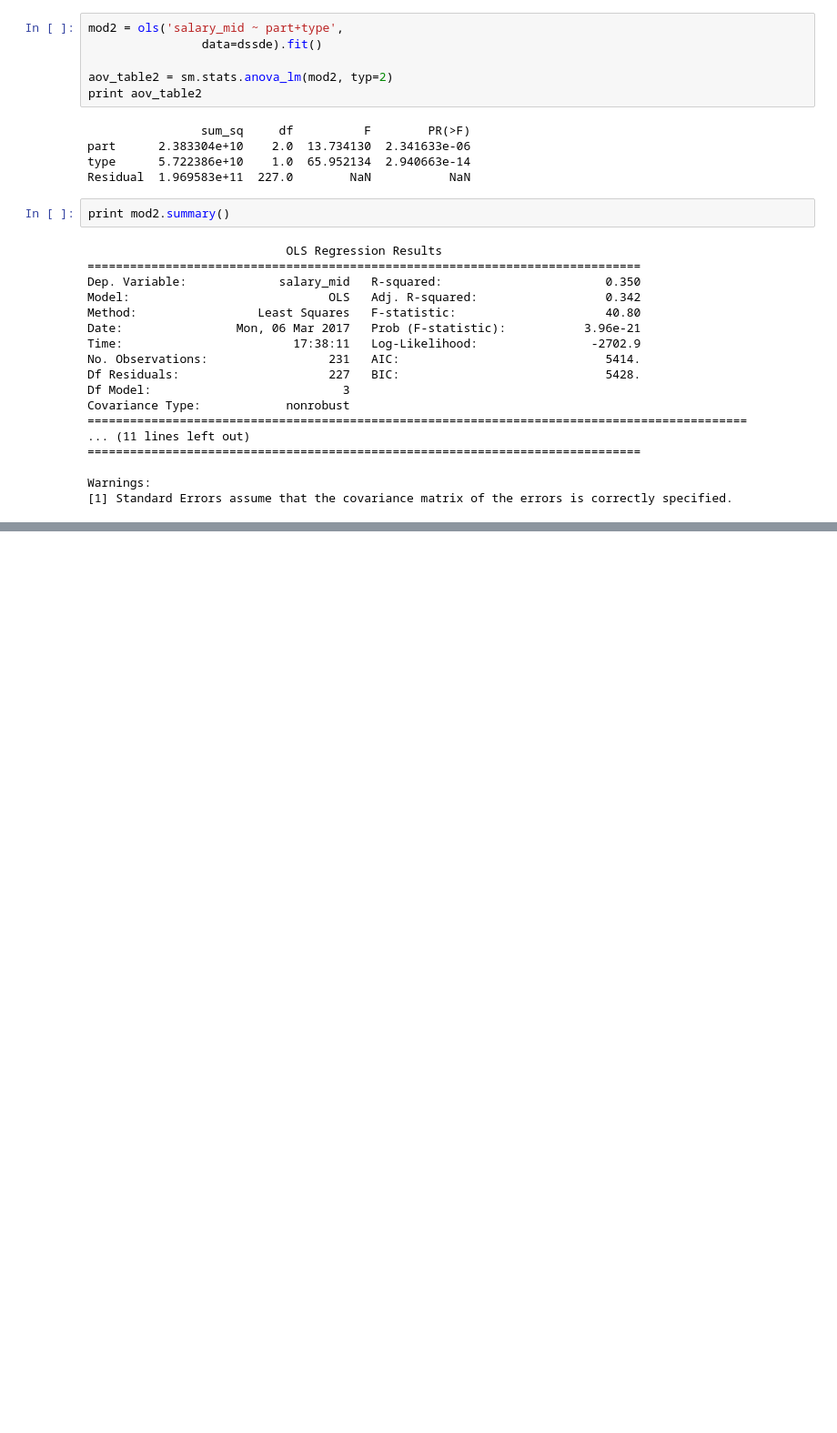
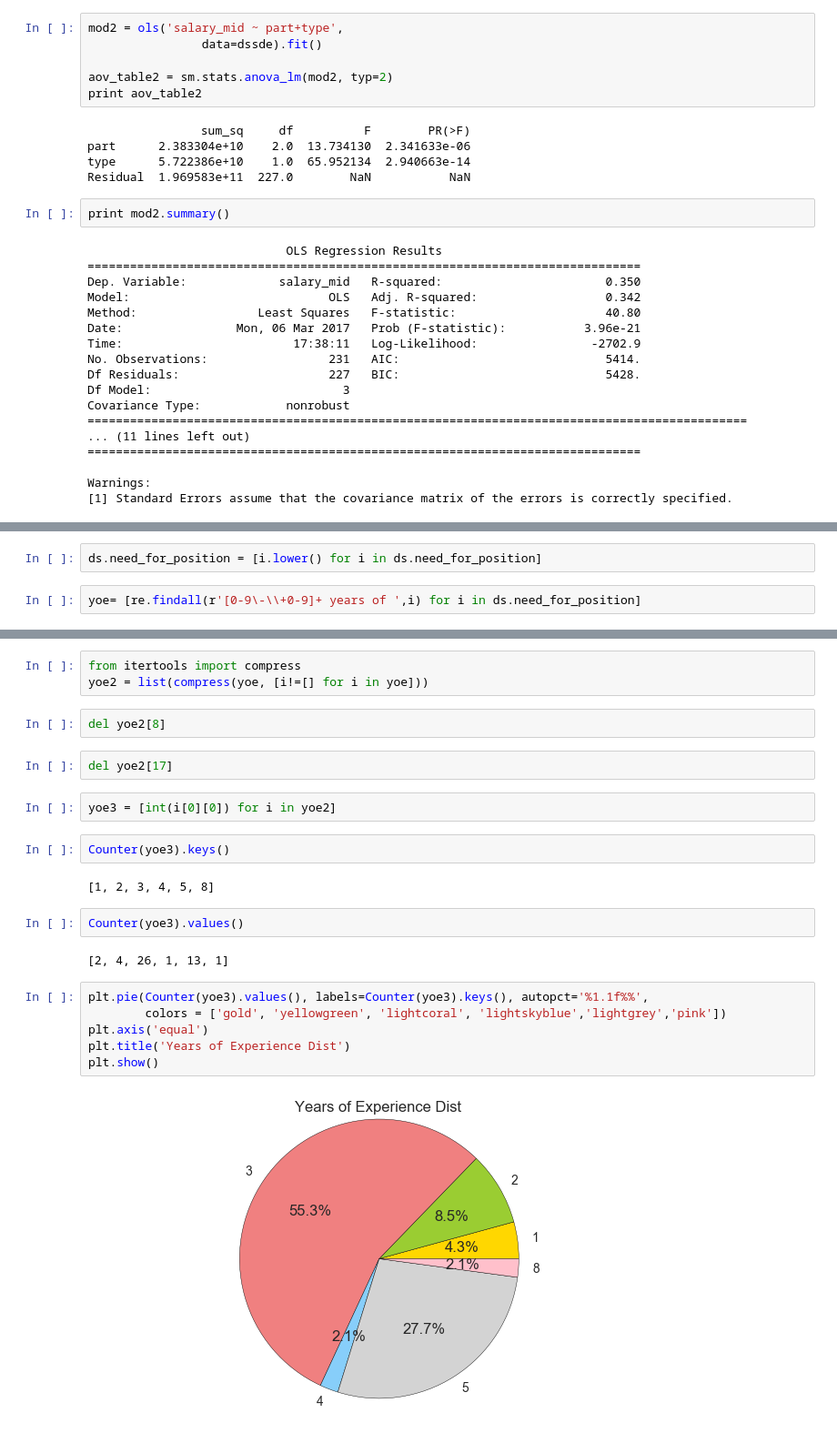
Before and after one commit to xinyihou/IndeedProject, a Jupyter notebook: Explore_xinyi.ipynb, the cells around one changed output, grey strips where cells are left out. Shown at 91% size. Saved outputs shown, nothing was run; the diff lists cells and outputs as text; blank space fills up the shorter version.

Commit message:
add experience analysis

```diff
--- a/Explore_xinyi.ipynb
+++ b/Explore_xinyi.ipynb
@@ -408,0 +413,4 @@ Warnings:
+# %%
+ds.need_for_position = [i.lower() for i in ds.need_for_position]
+# %%
+yoe= [re.findall(r'[0-9\-\\+0-9]+ years of ',i) for i in ds.need_for_position]
@@ -408,0 +427,25 @@ Warnings:
+# %%
+from itertools import compress
+yoe2 = list(compress(yoe, [i!=[] for i in yoe]))
+# %%
+del yoe2[8]
+# %%
+del yoe2[17]
+# %%
+yoe3 = [int(i[0][0]) for i in yoe2]
+# %%
+Counter(yoe3).keys()
+# %% [output]
+[1, 2, 3, 4, 5, 8]
+# %%
+Counter(yoe3).values()
+# %% [output]
+[2, 4, 26, 1, 13, 1]
+# %%
+plt.pie(Counter(yoe3).values(), labels=Counter(yoe3).keys(), autopct='%1.1f%%',
+        colors = ['gold', 'yellowgreen', 'lightcoral', 'lightskyblue','lightgrey','pink'])
+plt.axis('equal')
+plt.title('Years of Experience Dist')
+plt.show()
+# %% [output]
+[figure, added]
```
Also changed, not shown: parts of 5 cells of this notebook.
